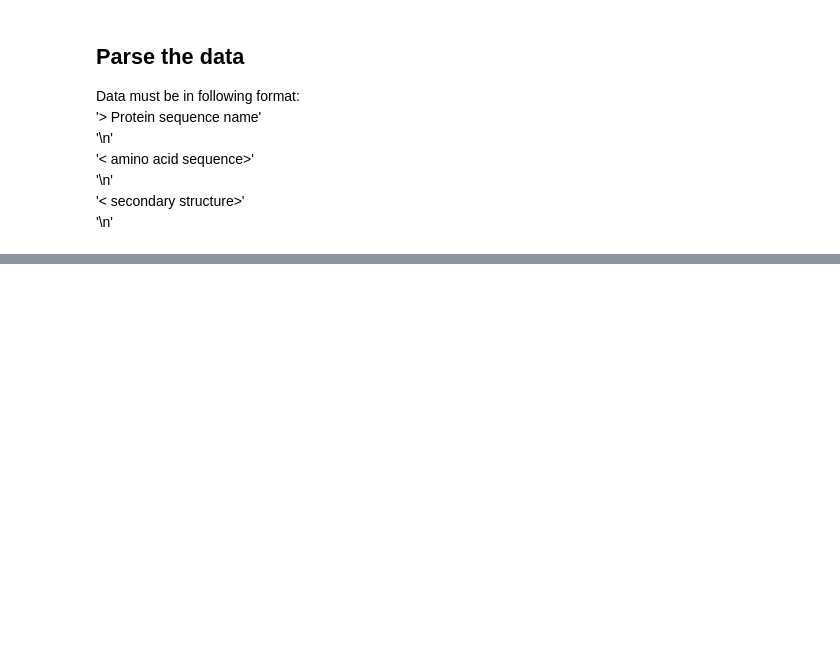
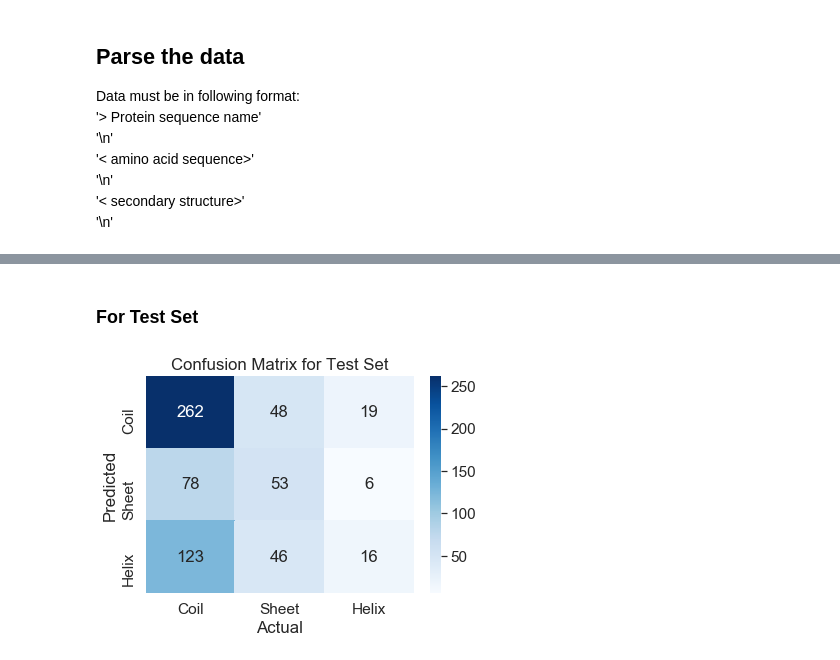
Before and after one commit to Lehcar/protein-secondary-structure-predictor, a Jupyter notebook: predictor.ipynb, the cells around one changed output, grey strips where cells are left out. Drawn from its saved outputs; the diff is of its cells as text; code cells hidden in the pictures; blank space fills up the shorter version.

Commit message:
removed problematic sequences, built the model, and evaluated

```diff
--- a/predictor.ipynb
+++ b/predictor.ipynb
@@ -65,0 +221,4 @@ print(len(structures))
+# %%
+#70-30 Train-Test Split
+x_train, x_test, y_train, y_test = train_test_split(seq_df, struct_df, test_size=0.3, random_state=1)
+print('x_train', x_train.shape, '\ny_train', y_train.shape, '\nx_test', x_test.shape, '\ny_test', y_test.shape)
@@ -65,0 +232,3 @@ print(len(structures))
+# %%
+model = MLPClassifier()
+model.fit(x_train, y_train.values.ravel())
@@ -65,0 +245,4 @@ print(len(structures))
+# %%
+preds = model.predict(x_test)
+print('Accuracy for test set= ', accuracy_score(y_test, preds))
+print('Accuracy for training data= ', accuracy_score(y_train, model.predict(x_train)))
@@ -65,0 +255,29 @@ print(len(structures))
+# %%
+#needed for using matplotlib in jupyter notebook
+%matplotlib inline
+
+def create_cm(title, cm):
+    #'-' = Coil, 'E' = Sheet, 'H' = Helix
+    df_cm = pd.DataFrame(array, ['Coil','Sheet','Helix'],
+                      ['Coil', 'Sheet', 'Helix'])
+    sns.set(font_scale=1.4)#for label size
+    sns.heatmap(df_cm, annot=True, fmt='g', cmap="Blues")
+
+    # fix for mpl bug that cuts off top/bottom of seaborn viz
+    # link: https://github.com/mwaskom/seaborn/issues/1773
+    b, t = plt.ylim() # the values for bottom and top
+    b += 0.5 # Add 0.5 to the bottom
+    t -= 0.5 # Subtract 0.5 from the top
+    plt.ylim(b, t) # update the ylim(bottom, top) values
+    plt.title(title)
+    plt.xlabel('Actual')
+    plt.ylabel('Predicted')
+
+    plt.show()
+# %% [markdown]
+### For Test Set
+# %%
+array = confusion_matrix(y_test, preds)
+create_cm("Confusion Matrix for Test Set", array)
+# %% [output]
+[figure, added]
```
Also changed, not shown: parts of 29 cells of this notebook, 1 other file.
